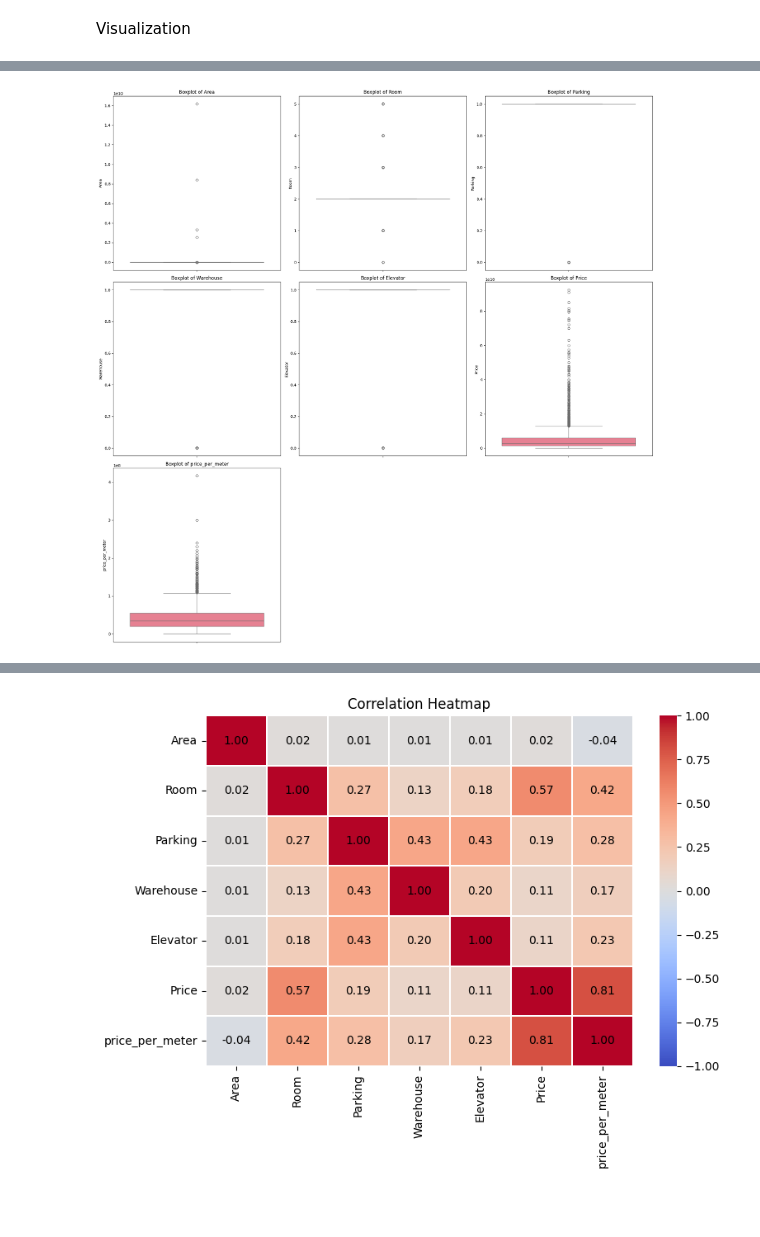
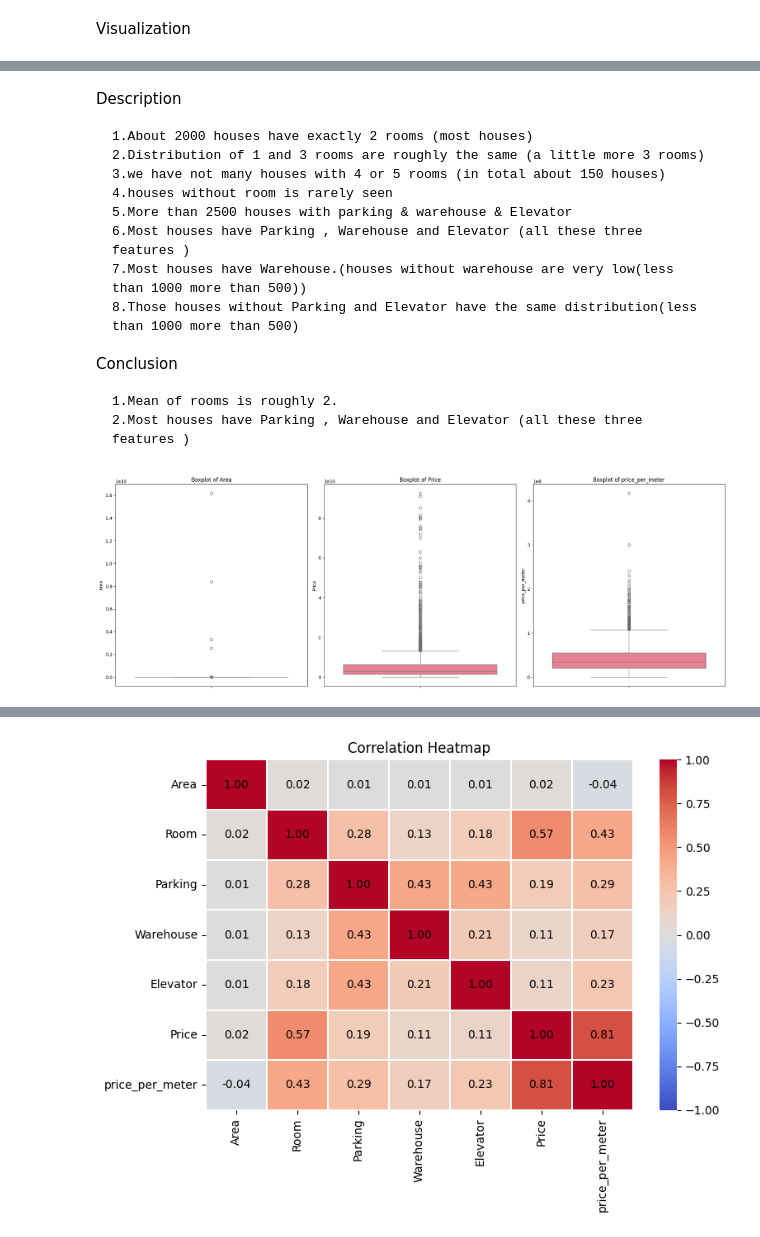
Before and after one commit to sajjadkhazaei/house-prices-in-tehran, a Jupyter notebook: house prices.ipynb, the cells around one changed output, grey strips where cells are left out. Cells and saved outputs as stored; diff of their text form; code cells hidden in the pictures; blank space fills up the shorter version.

```diff
--- a/house prices.ipynb
+++ b/house prices.ipynb
@@ -59,0 +88,5 @@ df.dropna(inplace=True)
+# %%
+df.drop_duplicates(inplace=True)
+df.reset_index(inplace=True)
+df.drop('index',axis=1,inplace=True)
+df.head()
@@ -122,0 +158,17 @@ Visualization
+# %%
+import matplotlib.pyplot as plt
+import seaborn as sns
+
+features = ['Area', 'Price', 'price_per_meter']
+
+plt.figure(figsize=(18, 5))
+
+for i, col in enumerate(features, 1):
+    plt.subplot(1, 3, i)
+    sns.histplot(df[col], kde=True)
+    plt.title(f'Histogram of {col}', fontsize=12)
+    plt.xlabel(col)
+    plt.ylabel('Frequency')
+
+plt.tight_layout()
+plt.show()
@@ -122,0 +183,19 @@ Visualization
+# %%
+import matplotlib.pyplot as plt
+import seaborn as sns
+
+features = ['Room', 'Parking', 'Warehouse', 'Elevator']
+
+plt.figure(figsize=(18, 8))
+
+for i, col in enumerate(features, 1):
+    if col in df.columns:
+        plt.subplot(2, 2, i)
+        sns.countplot(data=df, x=col, palette='viridis')
+        plt.title(f'Count Plot of {col}', fontsize=11)
+        plt.xlabel(col)
+        plt.ylabel('Count')
+        plt.xticks(rotation=45)
+
+plt.tight_layout()
+plt.show()
@@ -123,17 +219,33 @@ Visualization
+# %% [markdown]
+Description
+
+    1.About 2000 houses have exactly 2 rooms (most houses)
+    2.Distribution of 1 and 3 rooms are roughly the same (a little more 3 rooms)
+    3.we have not many houses with 4 or 5 rooms (in total about 150 houses)
+    4.houses without room is rarely seen
+    5.More than 2500 houses with parking & warehouse & Elevator
+    6.Most houses have Parking , Warehouse and Elevator (all these three features )
+    7.Most houses have Warehouse.(houses without warehouse are very low(less than 1000 more than 500))
+    8.Those houses without Parking and Elevator have the same distribution(less than 1000 more than 500)
+
+
+Conclusion
+
+    1.Mean of rooms is roughly 2.
+    2.Most houses have Parking , Warehouse and Elevator (all these three features )
 # %%
 import matplotlib.pyplot as plt
 import seaborn as sns
-# Identify numerical columns
-features = df[['Area', 'Room', 'Parking', 'Warehouse', 'Elevator', 'Price','price_per_meter']]
+features = df[['Area', 'Price','price_per_meter']]
 # Define color palette
 palette = sns.color_palette("husl",len(features))
 #to show Outliers in data
 plt.figure(figsize=(20, 20))
 for i, col in enumerate(features, 1):
     plt.subplot(3,3, i)
     sns.boxplot(y=df[col], color=palette[i-1])
     plt.title(f'Boxplot of {col}')
 plt.tight_layout()
 plt.show()
 # %% [output]
-[figure, old version]
+[figure, new version]
```
Also changed, not shown: parts of 37 cells of this notebook.
